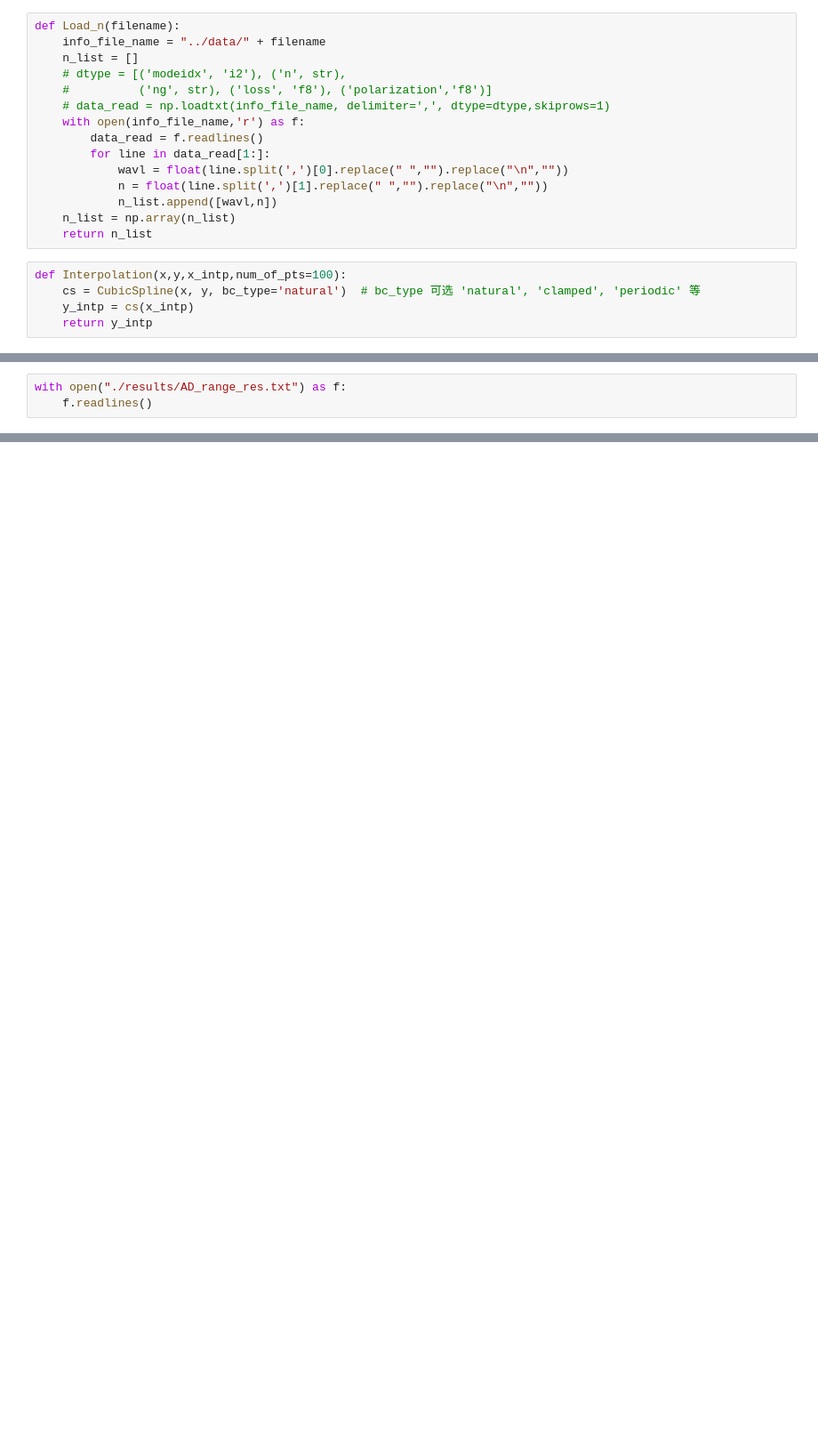
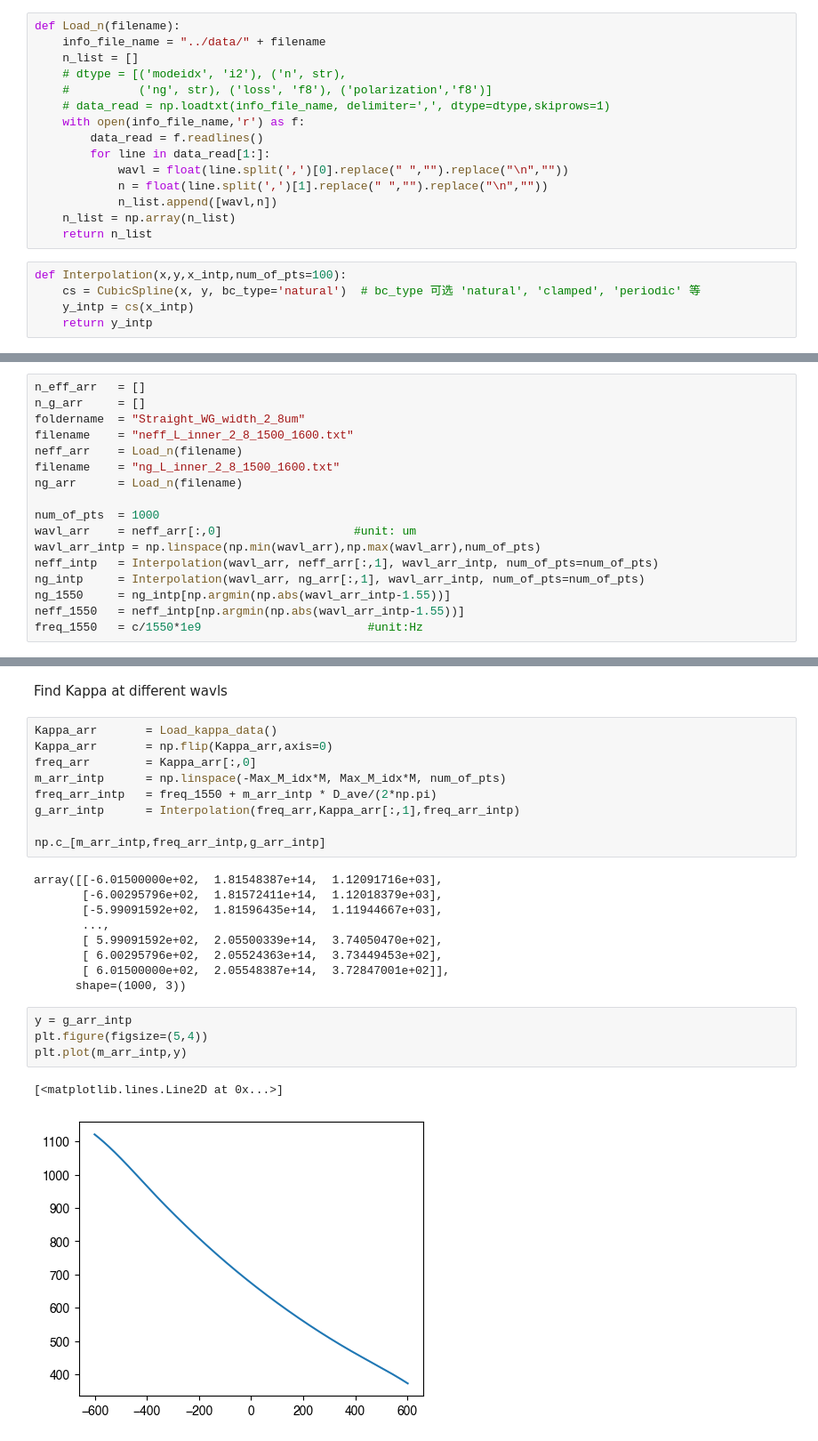
Before and after one commit to Harryxwh/SiNDispersionEngineering, a Jupyter notebook: 2D parallel rings.ipynb, the cells around one changed output, grey strips where cells are left out. Shown at 89% size. Cells and saved outputs as stored; diff of their text form; blank space fills up the shorter version.

```diff
--- a/2D parallel rings.ipynb
+++ b/2D parallel rings.ipynb
@@ -56,3 +34,0 @@ def Dispersion(m,D_ave,L,epsilon):
-# %%
-with open("./results/AD_range_res.txt") as f:
-    f.readlines()
@@ -284,0 +80,17 @@ Mode_nonconserved_coupling(Max_M_idx,M,plot_coupled_curves=True,
+# %%
+n_eff_arr   = []
+n_g_arr     = []
+foldername  = "Straight_WG_width_2_8um"
+filename    = "neff_L_inner_2_8_1500_1600.txt"
+neff_arr    = Load_n(filename)
+filename    = "ng_L_inner_2_8_1500_1600.txt"
+ng_arr      = Load_n(filename)
+
+num_of_pts  = 1000
+wavl_arr    = neff_arr[:,0]                   #unit: um
+wavl_arr_intp = np.linspace(np.min(wavl_arr),np.max(wavl_arr),num_of_pts)
+neff_intp   = Interpolation(wavl_arr, neff_arr[:,1], wavl_arr_intp, num_of_pts=num_of_pts)
+ng_intp     = Interpolation(wavl_arr, ng_arr[:,1], wavl_arr_intp, num_of_pts=num_of_pts)
+ng_1550     = ng_intp[np.argmin(np.abs(wavl_arr_intp-1.55))]
+neff_1550   = neff_intp[np.argmin(np.abs(wavl_arr_intp-1.55))]
+freq_1550   = c/1550*1e9                        #unit:Hz
@@ -284,0 +137,27 @@ Mode_nonconserved_coupling(Max_M_idx,M,plot_coupled_curves=True,
+# %% [markdown]
+Find Kappa at different wavls
+# %%
+Kappa_arr       = Load_kappa_data()
+Kappa_arr       = np.flip(Kappa_arr,axis=0)
+freq_arr        = Kappa_arr[:,0]
+m_arr_intp      = np.linspace(-Max_M_idx*M, Max_M_idx*M, num_of_pts)
+freq_arr_intp   = freq_1550 + m_arr_intp * D_ave/(2*np.pi)
+g_arr_intp      = Interpolation(freq_arr,Kappa_arr[:,1],freq_arr_intp)
+
+np.c_[m_arr_intp,freq_arr_intp,g_arr_intp]
+# %% [output]
+array([[-6.01500000e+02,  1.81548387e+14,  1.12091716e+03],
+       [-6.00295796e+02,  1.81572411e+14,  1.12018379e+03],
+       [-5.99091592e+02,  1.81596435e+14,  1.11944667e+03],
+       ...,
+       [ 5.99091592e+02,  2.05500339e+14,  3.74050470e+02],
+       [ 6.00295796e+02,  2.05524363e+14,  3.73449453e+02],
+       [ 6.01500000e+02,  2.05548387e+14,  3.72847001e+02]],
+      shape=(1000, 3))
+# %%
+y = g_arr_intp
+plt.figure(figsize=(5,4))
+plt.plot(m_arr_intp,y)
+# %% [output]
+[<matplotlib.lines.Line2D at 0x...>]
+[figure, added]
```
Also changed, not shown: parts of 37 cells of this notebook, 55 other files.
